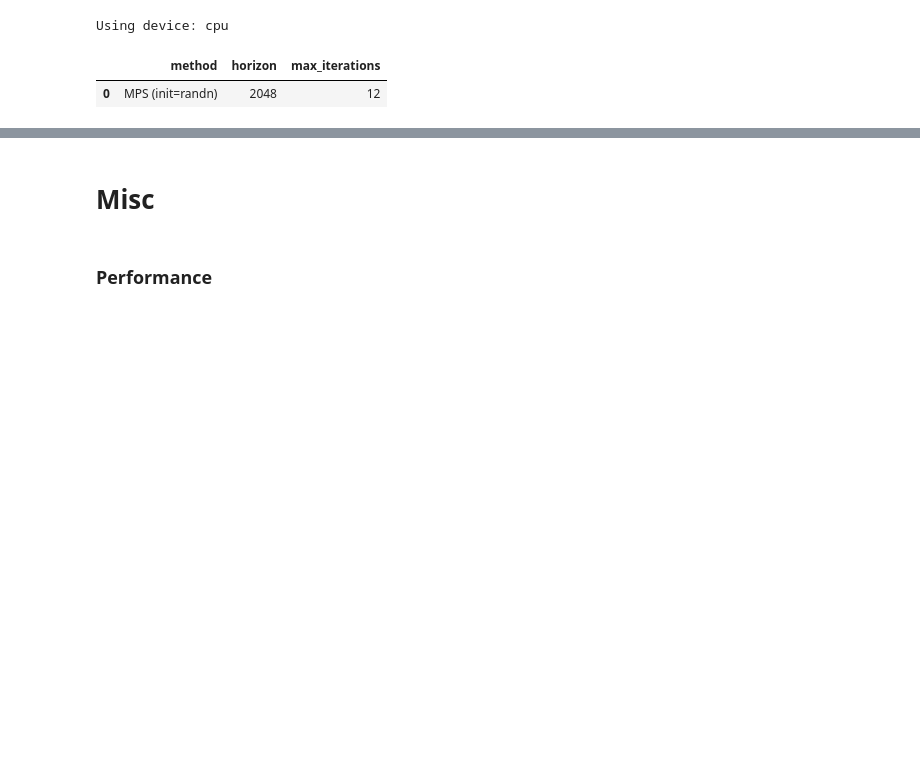
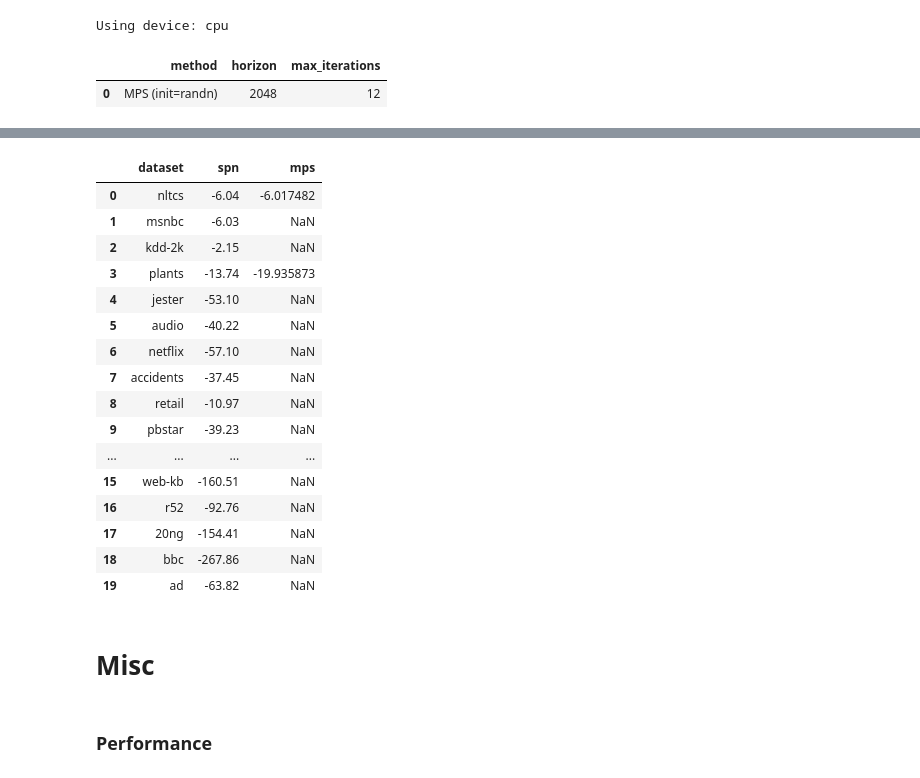
Before and after one commit to marawangamal/ptn, a Jupyter notebook: scripts/results.ipynb, the cells around one changed output, grey strips where cells are left out. Drawn from its saved outputs; the diff is of its cells as text; code cells hidden in the pictures; blank space fills up the shorter version.

```diff
--- a/scripts/results.ipynb
+++ b/scripts/results.ipynb
@@ -1020,0 +1060,19 @@ for exp in
+# %%
+df = get_df(lambda run: {
+    "model": run.config["model"],
+    "val/loss": get_min_val(run, key='val/loss'),
+    "dataset": run.config["dataset"],
+    "horizon": run.history(keys=["horizon"]).max().get("horizon").item(),
+    "conditional": run.config["conditional"] if "conditional" in run.config else True,
+})
+# df['val/nll'] = -df['val/loss'].astype(float) * df['horizon'].astype(float)
+# %%
+# run.history(keys=["horizon"]).max().get("horizon").item()
+# take only unconditioned runs
+dfp = df[df['conditional'] == False]
+# set horizon of plants and nltcs to 69, 16
+dfp.loc[dfp['dataset'] == 'plants', 'horizon'] = 69
+dfp.loc[dfp['dataset'] == 'nltcs', 'horizon'] = 16
+# add nll
+dfp['nll'] = -dfp['val/loss'].astype(float) * dfp['horizon'].astype(float)
+dfp
@@ -1020,0 +1088,8 @@ for exp in
+# %%
+# load spn results
+df_spn = pd.read_csv('../results/spn.txt', delim_whitespace=True)
+df_spn
+# # just keep Adam col
+df_spn = df_spn[['dataset', 'Adam']]
+df_spn.columns = ['dataset', 'spn']
+df_spn
@@ -1021,3 +1114,29 @@ for exp in
+# %%
+# merge
+df_mps = dfp[dfp['model'] == 'mps']
+df_mps = df_mps[['dataset', 'nll']]
+df_mps.columns = ['dataset', 'mps']
+# merge with df_spn
+df_merged = pd.merge(df_spn, df_mps, on='dataset', how='left')
+df_merged
+# %% [output]
+|  | dataset | spn | mps |
+| 0 | nltcs | -6.04 | -6.017482 |
+| 1 | msnbc | -6.03 | NaN |
+| 2 | kdd-2k | -2.15 | NaN |
+| 3 | plants | -13.74 | -19.935873 |
+| 4 | jester | -53.10 | NaN |
+| 5 | audio | -40.22 | NaN |
+| 6 | netflix | -57.10 | NaN |
+| 7 | accidents | -37.45 | NaN |
+| 8 | retail | -10.97 | NaN |
+| 9 | pbstar | -39.23 | NaN |
+| ... | ... | ... | ... |
+| 15 | web-kb | -160.51 | NaN |
+| 16 | r52 | -92.76 | NaN |
+| 17 | 20ng | -154.41 | NaN |
+| 18 | bbc | -267.86 | NaN |
+| 19 | ad | -63.82 | NaN |
 # %% [markdown]
 # Misc
 # %% [markdown]
```
Also changed, not shown: parts of 6 cells of this notebook, 7 other files.
